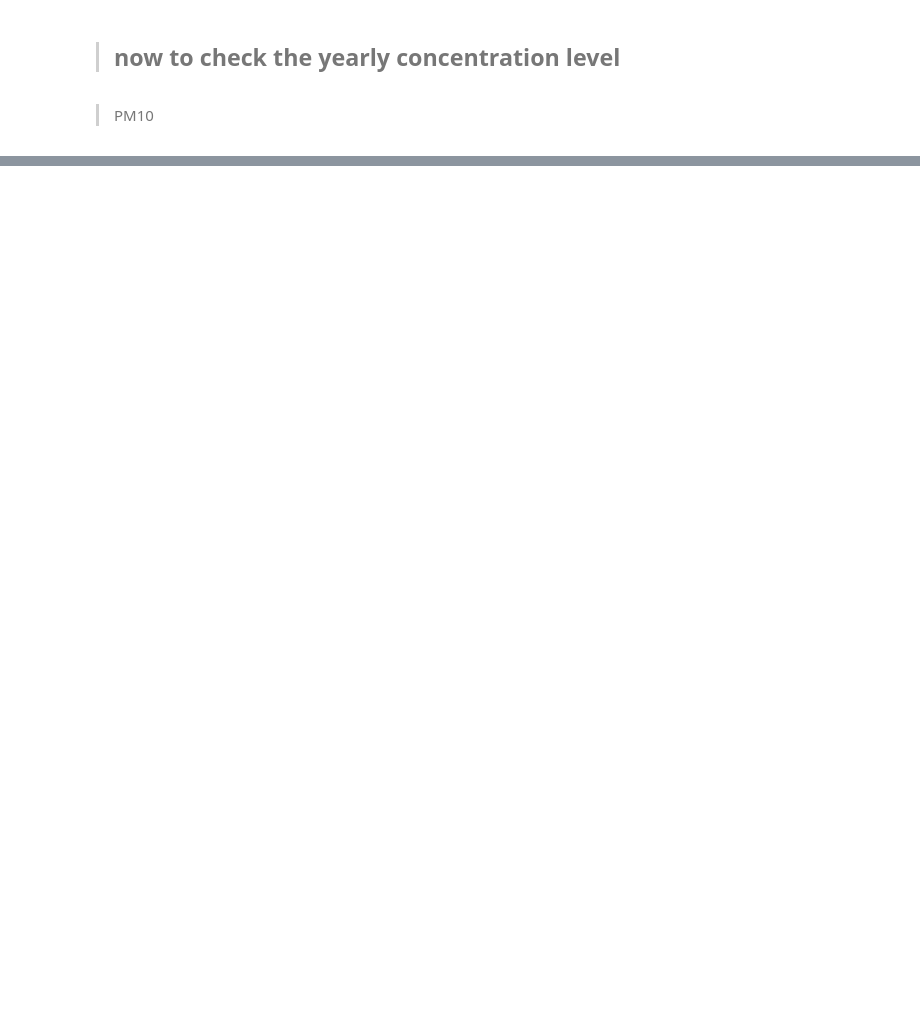
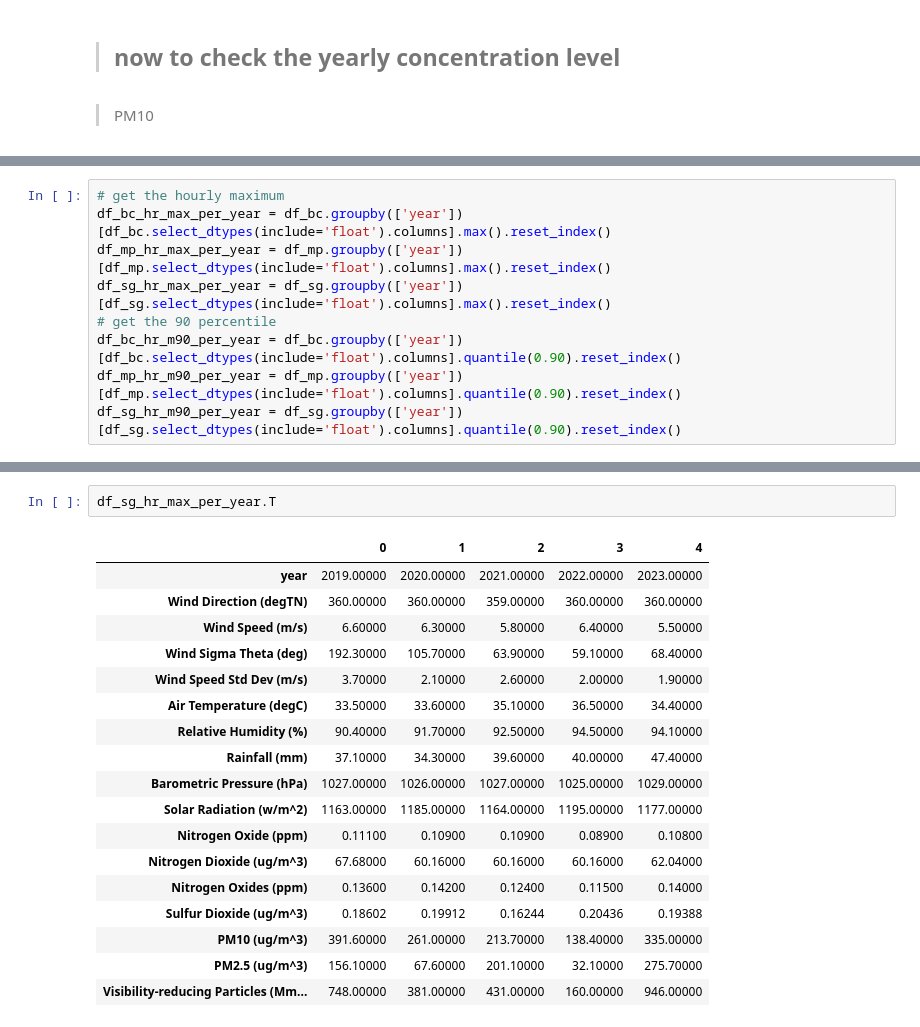
Before and after one commit to GinnCheng/DA_AQ_hub, a Jupyter notebook: main_script.ipynb, the cells around one changed output, grey strips where cells are left out. Cells and saved outputs as stored; diff of their text form; blank space fills up the shorter version.

```diff
--- a/main_script.ipynb
+++ b/main_script.ipynb
@@ -316,0 +329,9 @@ df_sg_year
+# %%
+# get the hourly maximum
+df_bc_hr_max_per_year = df_bc.groupby(['year'])[df_bc.select_dtypes(include='float').columns].max().reset_index()
+df_mp_hr_max_per_year = df_mp.groupby(['year'])[df_mp.select_dtypes(include='float').columns].max().reset_index()
+df_sg_hr_max_per_year = df_sg.groupby(['year'])[df_sg.select_dtypes(include='float').columns].max().reset_index()
+# get the 90 percentile
+df_bc_hr_m90_per_year = df_bc.groupby(['year'])[df_bc.select_dtypes(include='float').columns].quantile(0.90).reset_index()
+df_mp_hr_m90_per_year = df_mp.groupby(['year'])[df_mp.select_dtypes(include='float').columns].quantile(0.90).reset_index()
+df_sg_hr_m90_per_year = df_sg.groupby(['year'])[df_sg.select_dtypes(include='float').columns].quantile(0.90).reset_index()
@@ -316,0 +370,21 @@ df_sg_year
+# %%
+df_sg_hr_max_per_year.T
+# %% [output]
+|  | 0 | 1 | 2 | 3 | 4 |
+| year | 2019.00000 | 2020.00000 | 2021.00000 | 2022.00000 | 2023.00000 |
+| Wind Direction (degTN) | 360.00000 | 360.00000 | 359.00000 | 360.00000 | 360.00000 |
+| Wind Speed (m/s) | 6.60000 | 6.30000 | 5.80000 | 6.40000 | 5.50000 |
+| Wind Sigma Theta (deg) | 192.30000 | 105.70000 | 63.90000 | 59.10000 | 68.40000 |
+| Wind Speed Std Dev (m/s) | 3.70000 | 2.10000 | 2.60000 | 2.00000 | 1.90000 |
+| Air Temperature (degC) | 33.50000 | 33.60000 | 35.10000 | 36.50000 | 34.40000 |
+| Relative Humidity (%) | 90.40000 | 91.70000 | 92.50000 | 94.50000 | 94.10000 |
+| Rainfall (mm) | 37.10000 | 34.30000 | 39.60000 | 40.00000 | 47.40000 |
+| Barometric Pressure (hPa) | 1027.00000 | 1026.00000 | 1027.00000 | 1025.00000 | 1029.00000 |
+| Solar Radiation (w/m^2) | 1163.00000 | 1185.00000 | 1164.00000 | 1195.00000 | 1177.00000 |
+| Nitrogen Oxide (ppm) | 0.11100 | 0.10900 | 0.10900 | 0.08900 | 0.10800 |
+| Nitrogen Dioxide (ug/m^3) | 67.68000 | 60.16000 | 60.16000 | 60.16000 | 62.04000 |
+| Nitrogen Oxides (ppm) | 0.13600 | 0.14200 | 0.12400 | 0.11500 | 0.14000 |
+| Sulfur Dioxide (ug/m^3) | 0.18602 | 0.19912 | 0.16244 | 0.20436 | 0.19388 |
+| PM10 (ug/m^3) | 391.60000 | 261.00000 | 213.70000 | 138.40000 | 335.00000 |
+| PM2.5 (ug/m^3) | 156.10000 | 67.60000 | 201.10000 | 32.10000 | 275.70000 |
+| Visibility-reducing Particles (Mm... | 748.00000 | 381.00000 | 431.00000 | 160.00000 | 946.00000 |
```
Also changed, not shown: parts of 33 cells of this notebook.
